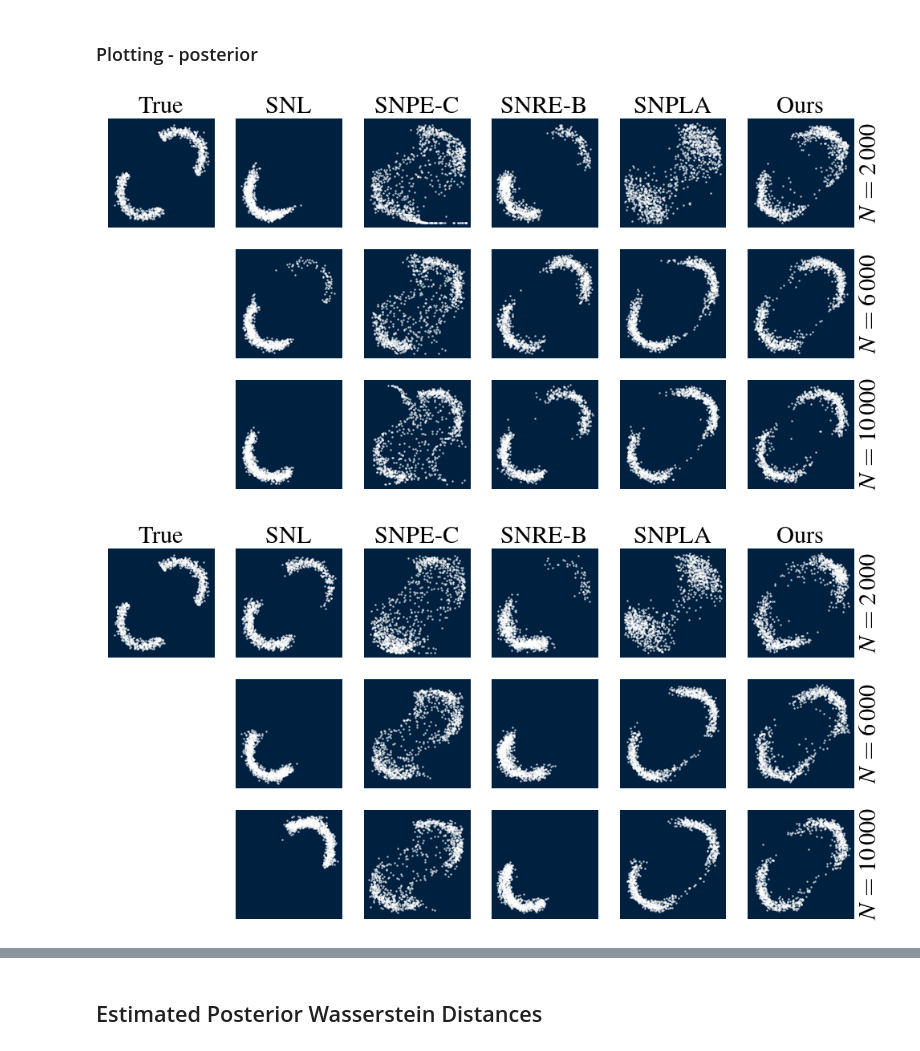
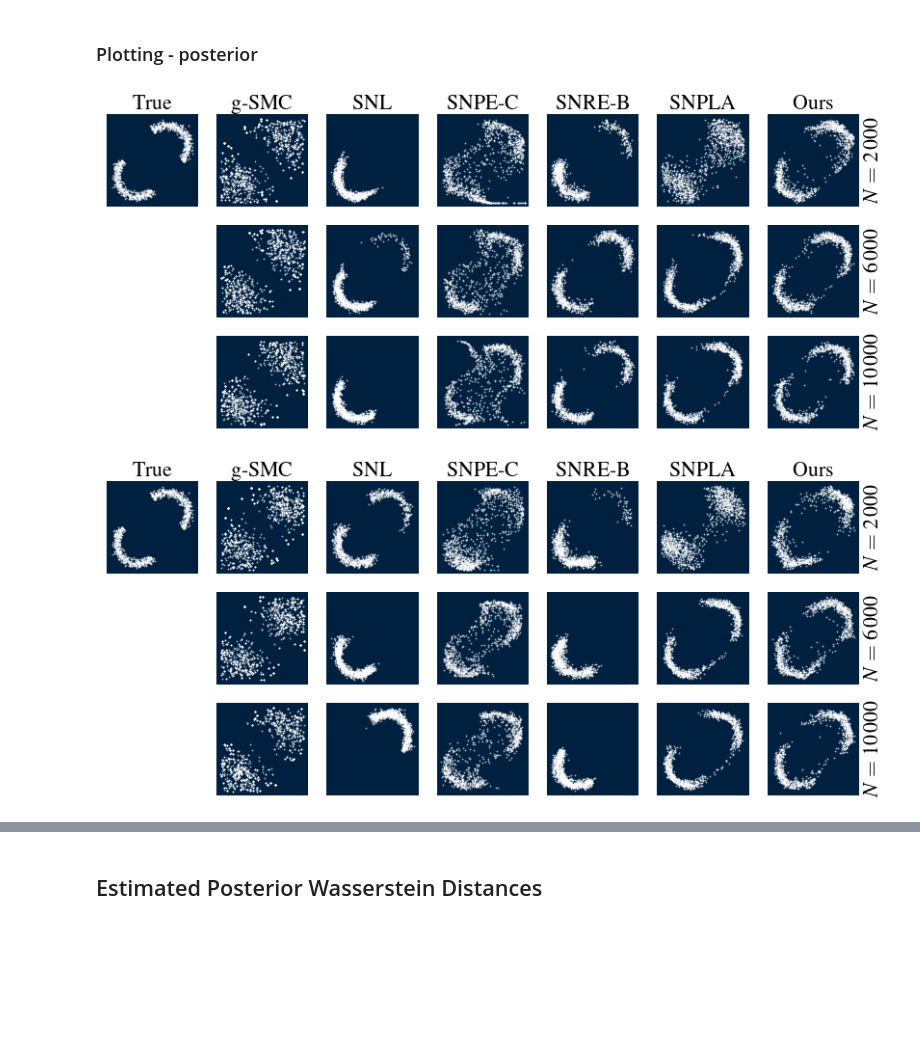
Before and after one commit to bayesflow-org/JANA-Paper, a Jupyter notebook: experiments/two_moons_comparison/evaluation.ipynb, the cells around one changed output, grey strips where cells are left out. Cells and saved outputs as stored; diff of their text form; code cells hidden in the pictures; blank space fills up the shorter version.

```diff
--- a/experiments/two_moons_comparison/evaluation.ipynb
+++ b/experiments/two_moons_comparison/evaluation.ipynb
@@ -177,7 +177,7 @@ bayesflow_samples["lik_samples"] = defaultdict(dict)
 
 
 for n_samples in ["2000", "6000", "10000"]:
-    for repetition_idx in range(1, 10+1):
+    for repetition_idx in range(1, seed_max+1):
         filename = (f"{asset_path}bf_samples_{n_samples}_{repetition_idx}.pkl")
         with open(filename, "rb") as f:
             file_content = pickle.load(f)
@@ -196,3 +196,15 @@ for n_samples in bayesflow_samples["post_samples"].keys():
 
         bayesflow_samples["lik_samples"][n_samples][i] = bayesflow_samples["lik_samples"][n_samples][i][within_prior_idx]
         bayesflow_samples["lik_samples"][n_samples][i] = bayesflow_samples["lik_samples"][n_samples][i][:1000, :]
+# %%
+abc_smc_samples = defaultdict(dict)
+abc_smc_samples["post_samples"] = defaultdict(dict)
+
+for n_samples in ["2000", "6000", "10000"]:
+    for repetition_idx in range(1, seed_max+1):
+        filename = f"{asset_path}postABCdraws_hybrid_attempt{repetition_idx}_{n_samples}.dat"
+        samples = pd.read_csv(filename, delimiter="\t", header=None).transpose().to_numpy()
+        abc_smc_samples["post_samples"][n_samples][repetition_idx] = samples
+
+abc_smc_samples = dict(abc_smc_samples)
+abc_smc_samples["post_samples"] = dict(abc_smc_samples["post_samples"])
@@ -245,66 +250,70 @@ scatter_kws = {'alpha': 0.5,
 
 def plot_twomoons_posterior(data_seed = 0, save_plot=False):
 
-    fig, axes = plt.subplots(nrows=3, ncols=6, figsize=(12, 6), sharex=True, sharey=True)
+    fig, axes = plt.subplots(nrows=3, ncols=7, figsize=(14, 6), sharex=True, sharey=True)
     fig.delaxes(axes[1][0])
     fig.delaxes(axes[2][0])
 
     axes[0][0].scatter(analytical_post[:,0],analytical_post[:,1], **scatter_kws)
 
     # round 2 --> 2k samples train
-    axes[0][1].scatter(snl_post[1][data_seed][:,0],snl_post[1][data_seed][:,1], **scatter_kws)
-    axes[0][2].scatter(snpe_c_post[1][data_seed][:,0],snpe_c_post[1][data_seed][:,1], **scatter_kws)
-    axes[0][3].scatter(snre_b_post[1][data_seed][:,0],snre_b_post[1][data_seed][:,1], **scatter_kws)
-    axes[0][4].scatter(snpla_post[1][data_seed][:,0],snpla_post[1][data_seed][:,1], **scatter_kws)
-    if "2000" in bayesflow_samples["post_samples"].keys(): axes[0][5].scatter(bayesflow_samples["post_samples"]["2000"][data_seed+1][:, 0],bayesflow_samples["post_samples"]["2000"][data_seed+1][:, 1], **scatter_kws)
+    axes[0][1].scatter(abc_smc_samples["post_samples"]["2000"][data_seed+1][:, 0],abc_smc_samples["post_samples"]["2000"][data_seed+1][:, 1], **scatter_kws)
+    axes[0][2].scatter(snl_post[1][data_seed][:,0],snl_post[1][data_seed][:,1], **scatter_kws)
+    axes[0][3].scatter(snpe_c_post[1][data_seed][:,0],snpe_c_post[1][data_seed][:,1], **scatter_kws)
+    axes[0][4].scatter(snre_b_post[1][data_seed][:,0],snre_b_post[1][data_seed][:,1], **scatter_kws)
+    axes[0][5].scatter(snpla_post[1][data_seed][:,0],snpla_post[1][data_seed][:,1], **scatter_kws)
+    if "2000" in bayesflow_samples["post_samples"].keys(): axes[0][6].scatter(bayesflow_samples["post_samples"]["2000"][data_seed+1][:, 0],bayesflow_samples["post_samples"]["2000"][data_seed+1][:, 1], **scatter_kws)
 
     # round 6 --> 6k samples train
-    axes[1][1].scatter(snl_post[5][data_seed][:,0],snl_post[5][data_seed][:,1], **scatter_kws)
-    axes[1][2].scatter(snpe_c_post[5][data_seed][:,0],snpe_c_post[5][data_seed][:,1], **scatter_kws)
-    axes[1][3].scatter(snre_b_post[5][data_seed][:,0],snre_b_post[5][data_seed][:,1], **scatter_kws)
-    axes[1][4].scatter(snpla_post[5][data_seed][:,0],snpla_post[5][data_seed][:,1], **scatter_kws)
-    if "6000" in bayesflow_samples["post_samples"].keys(): axes[1][5].scatter(bayesflow_samples["post_samples"]["6000"][data_seed+1][:, 0],bayesflow_samples["post_samples"]["6000"][data_seed+1][:, 1], **scatter_kws)
+    axes[1][1].scatter(abc_smc_samples["post_samples"]["6000"][data_seed+1][:, 0],abc_smc_samples["post_samples"]["6000"][data_seed+1][:, 1], **scatter_kws)
+    axes[1][2].scatter(snl_post[5][data_seed][:,0],snl_post[5][data_seed][:,1], **scatter_kws)
+    axes[1][3].scatter(snpe_c_post[5][data_seed][:,0],snpe_c_post[5][data_seed][:,1], **scatter_kws)
+    axes[1][4].scatter(snre_b_post[5][data_seed][:,0],snre_b_post[5][data_seed][:,1], **scatter_kws)
+    axes[1][5].scatter(snpla_post[5][data_seed][:,0],snpla_post[5][data_seed][:,1], **scatter_kws)
+    if "6000" in bayesflow_samples["post_samples"].keys(): axes[1][6].scatter(bayesflow_samples["post_samples"]["6000"][data_seed+1][:, 0],bayesflow_samples["post_samples"]["6000"][data_seed+1][:, 1], **scatter_kws)
 
     # last round --> 10k samples train
-    axes[2][1].scatter(snl_post[-1][data_seed][:,0],snl_post[-1][data_seed][:,1], **scatter_kws)
-    axes[2][2].scatter(snpe_c_post[-1][data_seed][:,0],snpe_c_post[-1][data_seed][:,1], **scatter_kws)
-    axes[2][3].scatter(snre_b_post[-1][data_seed][:,0],snre_b_post[-1][data_seed][:,1], **scatter_kws)
-    axes[2][4].scatter(snpla_post[-1][data_seed][:,0],snpla_post[-1][data_seed][:,1], **scatter_kws)
-    if "10000" in bayesflow_samples["post_samples"].keys(): axes[2][5].scatter(bayesflow_samples["post_samples"]["10000"][data_seed+1][:, 0],bayesflow_samples["post_samples"]["10000"][data_seed+1][:, 1], **scatter_kws)
+    axes[2][1].scatter(abc_smc_samples["post_samples"]["10000"][data_seed+1][:, 0],abc_smc_samples["post_samples"]["10000"][data_seed+1][:, 1], **scatter_kws)
+    axes[2][2].scatter(snl_post[-1][data_seed][:,0],snl_post[-1][data_seed][:,1], **scatter_kws)
+    axes[2][3].scatter(snpe_c_post[-1][data_seed][:,0],snpe_c_post[-1][data_seed][:,1], **scatter_kws)
+    axes[2][4].scatter(snre_b_post[-1][data_seed][:,0],snre_b_post[-1][data_seed][:,1], **scatter_kws)
+    axes[2][5].scatter(snpla_post[-1][data_seed][:,0],snpla_post[-1][data_seed][:,1], **scatter_kws)
+    if "10000" in bayesflow_samples["post_samples"].keys(): axes[2][6].scatter(bayesflow_samples["post_samples"]["10000"][data_seed+1][:, 0],bayesflow_samples["post_samples"]["10000"][data_seed+1][:, 1], **scatter_kws)
 
     for ax in axes.flatten():
         ax.grid(False)
         ax.set_facecolor((0/255, 32/255, 64/255, 1.0))
         ax.get_xaxis().set_ticks([])
         ax.get_yaxis().set_ticks([])
         ax.spines['bottom'].set_alpha(0.0)
         ax.spines['top'].set_alpha(0.0)
         ax.spines['right'].set_alpha(0.0)
         ax.spines['left'].set_alpha(0.0)
 
     axes[0][0].set_title("True",fontsize=label_fontsize)
-    axes[0][1].set_title("SNL",fontsize=label_fontsize)
-    axes[0][2].set_title("SNPE-C",fontsize=label_fontsize)
-    axes[0][3].set_title("SNRE-B",fontsize=label_fontsize)
-    axes[0][4].set_title("SNPLA",fontsize=label_fontsize)
-    axes[0][5].set_title("Ours",fontsize=label_fontsize)
+    axes[0][1].set_title("g-SMC",fontsize=label_fontsize)
+    axes[0][2].set_title("SNL",fontsize=label_fontsize)
+    axes[0][3].set_title("SNPE-C",fontsize=label_fontsize)
+    axes[0][4].set_title("SNRE-B",fontsize=label_fontsize)
+    axes[0][5].set_title("SNPLA",fontsize=label_fontsize)
+    axes[0][6].set_title("Ours",fontsize=label_fontsize)
 
-    axes[0][5].set_ylabel(r'$N = 2\,000$',fontsize=label_fontsize)
-    axes[0][5].yaxis.set_label_position("right")
+    axes[0][6].set_ylabel(r'$N = 2\,000$',fontsize=label_fontsize)
+    axes[0][6].yaxis.set_label_position("right")
 
-    axes[1][5].set_ylabel(r'$N = 6\,000$',fontsize=label_fontsize)
-    axes[1][5].yaxis.set_label_position("right")
+    axes[1][6].set_ylabel(r'$N = 6\,000$',fontsize=label_fontsize)
+    axes[1][6].yaxis.set_label_position("right")
 
-    axes[2][5].set_ylabel(r'$N = 10\,000$',fontsize=label_fontsize)
-    axes[2][5].yaxis.set_label_position("right")
+    axes[2][6].set_ylabel(r'$N = 10\,000$',fontsize=label_fontsize)
+    axes[2][6].yaxis.set_label_position("right")
 
 
     if save_plot:
         plt.savefig("plots/tm_posterior_" + str(data_seed) + ".pdf",
                     bbox_inches="tight")
 
-for data_seed in range(10):
+for data_seed in range(5):
     plot_twomoons_posterior(data_seed = data_seed, save_plot=True)
 # %% [output]
-[figure, old version]
+[figure, new version]
-[figure, old version]
+[figure, new version]
```
Also changed, not shown: parts of 28 cells of this notebook.
